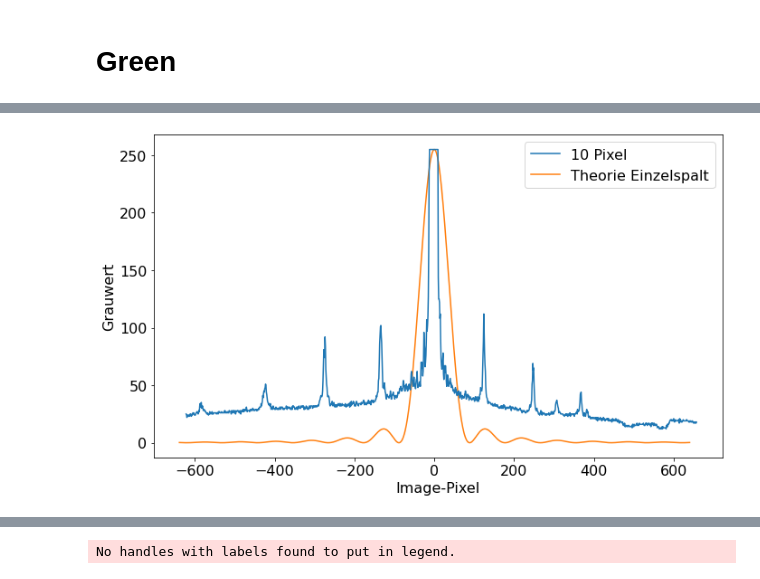
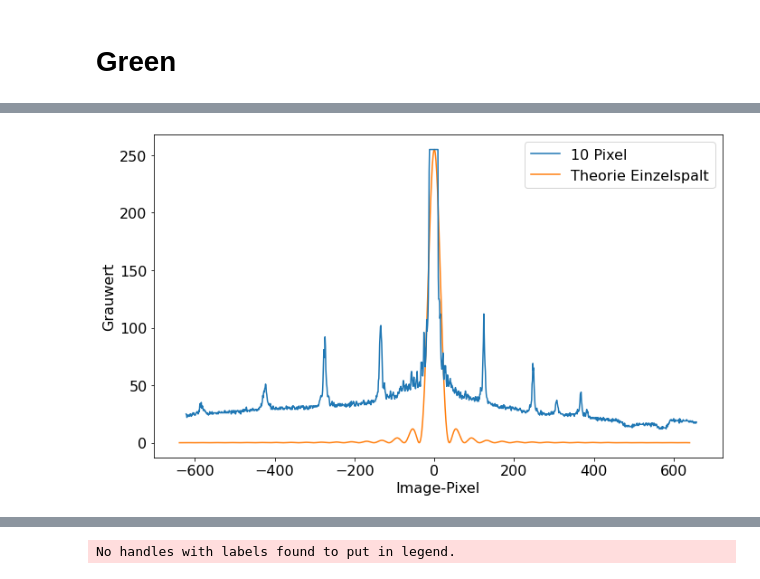
Before and after one commit to T1mors/FPR, a Jupyter notebook: 1 Fourieroptik/Sec5.ipynb, the cells around one changed output, grey strips where cells are left out. Saved outputs shown, nothing was run; the diff lists cells and outputs as text; code cells hidden in the pictures.

```diff
--- a/1 Fourieroptik/Sec5.ipynb
+++ b/1 Fourieroptik/Sec5.ipynb
@@ -22,12 +23,13 @@ for i, p in enumerate(pixelbreite):
 
     data = np.asarray(img.getdata())
     data = data.reshape((HEIGHT,WIDTH))
-    data_middle = data[int(HEIGHT/2),:]
+    row = int(HEIGHT/2-70)
+    data_middle = data[row,:]
     ax.plot(data_middle, label=f"{p}", alpha=1, zorder=5-i)
 
-ax.set_xlabel("Image-Pixel")
+ax.set_xlabel("CCD-Pixel")
 ax.set_ylabel("Grauwert")
-ax.legend(title="Pixelbreite")
+ax.legend(title="$\lambda = 532$ nm\nPixelbreite")
 plt.tight_layout()
 plt.savefig("Abb/Sec_5_1_3_Spaltbreiten")
 plt.show()
@@ -35,0 +38,12 @@ plt.show()
+# %%
+filepath = "Sec5/Einzelspalt/Green10.png"
+image = mpimg.imread(filepath)
+fig, ax = plt.subplots(1,1, figsize=(10,6))
+imgplot = ax.imshow(image, cmap="gray")
+
+ax.axhline(y=row, label="Linie zur Intensitätauswertung", alpha=0.9, ls="--")
+ax.set_xlabel("Pixel")
+ax.set_ylabel("Pixel")
+ax.legend()
+plt.tight_layout()
+plt.savefig("Abb/Sec_5_1_CCD_Bild_Green_10.png")
@@ -36,30 +52,32 @@ plt.show()
 # %%
 pixelbreite = np.array(["10"])
 pixel = np.arange(1,1281)-int(WIDTH/2)
 fig,ax = plt.subplots(1,1, figsize=(10,6))
 
 for i, p in enumerate(pixelbreite):
     filepath = f"Sec5/Einzelspalt/Green{p}.png"
 
     img = Image.open(filepath).convert('L')
     WIDTH, HEIGHT = img.size
     pix = img.load()
 
     data = np.asarray(img.getdata())
     data = data.reshape((HEIGHT,WIDTH))
     data_middle = data[int(HEIGHT/2),:]
     ax.plot(pixel+17, data_middle, label=f"{p} Pixel", alpha=1, zorder=5-i)
 
-Dy = 10*36*1000.0/532
-d = 60000 #cm
-intensity = np.sinc((Dy*pixel)/d)**2*255
+z = 0.4 #m
+vorfaktor = (10*36*1000.0)/(532*z)
+# 1280 Pixel umrechnen in m
+pixel_m = 0.02/1280
+intensity = (np.sinc(vorfaktor*pixel*pixel_m))**2*255
 ax.plot(pixel, intensity, label=f"Theorie Einzelspalt", alpha=1)
 
 ax.set_xlabel("Image-Pixel")
 ax.set_ylabel("Grauwert")
 ax.legend()
 plt.tight_layout()
 plt.savefig("Abb/Sec_5_1_Theorievergleich")
 plt.show()
 # %% [output]
-[figure, old version]
+[figure, new version]
```
Also changed, not shown: parts of 9 cells of this notebook, 11 other files.
